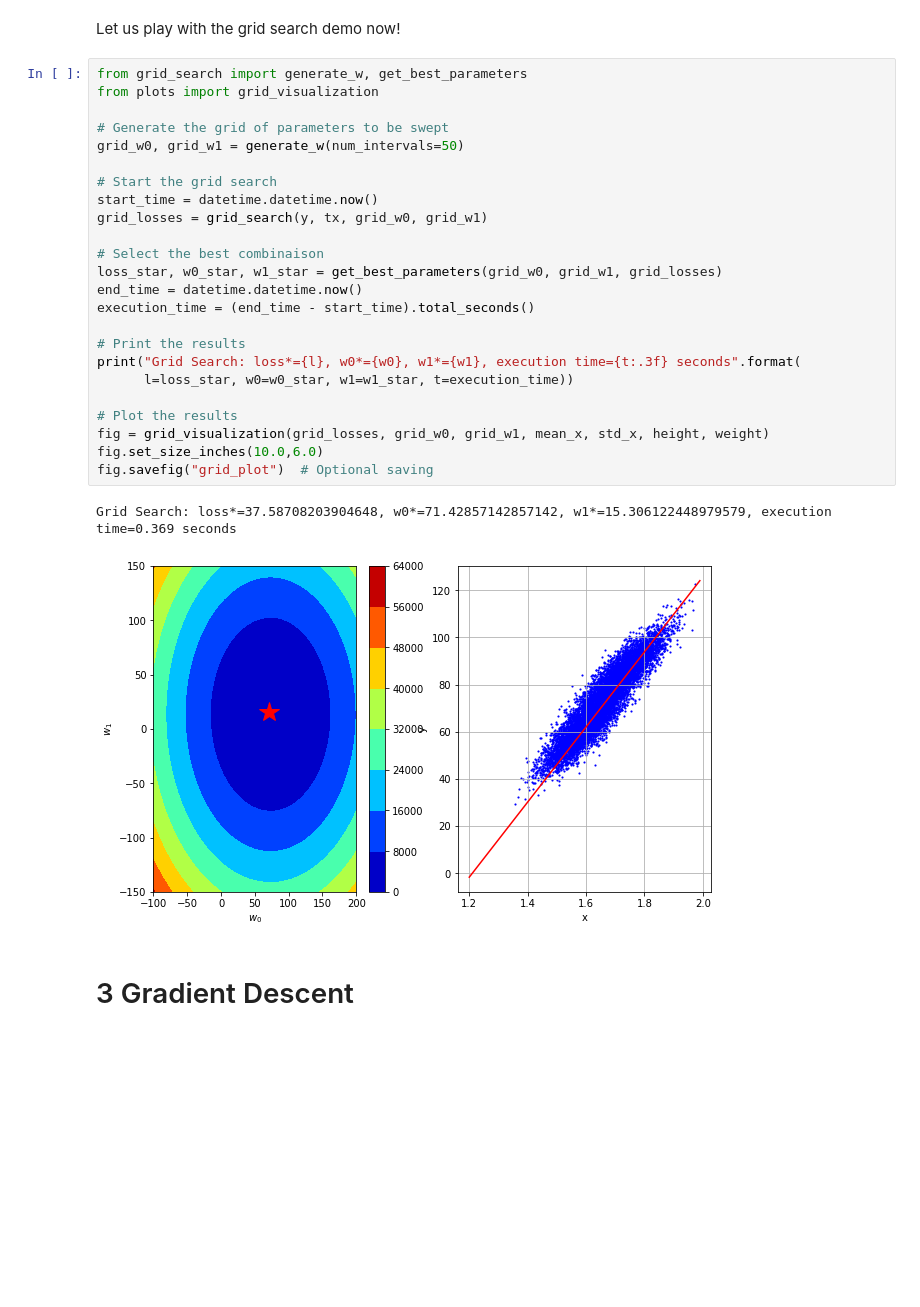
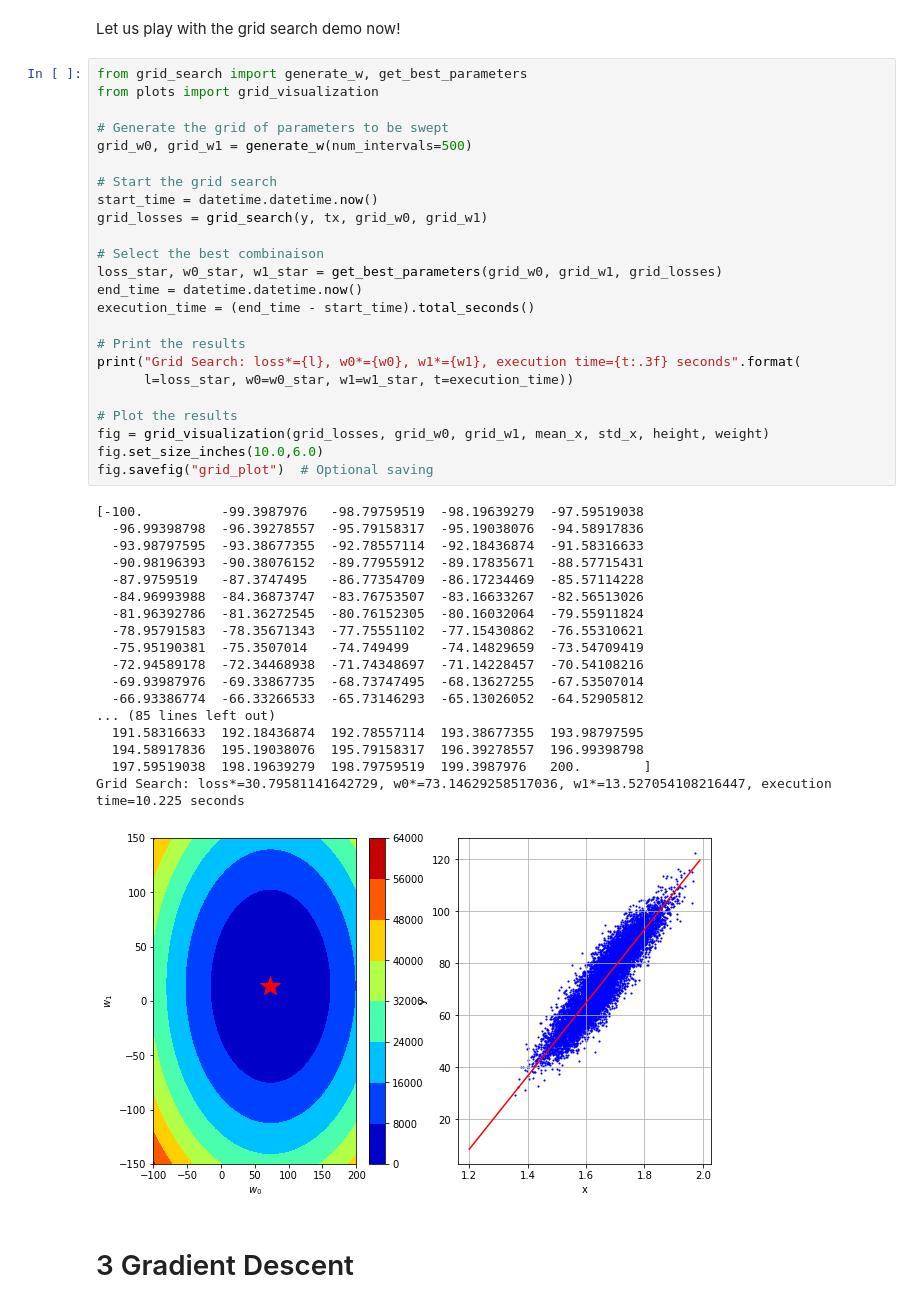
Before and after one commit to Ruchiranga/ML_course, a Jupyter notebook: labs/ex02/template/ex02.ipynb, the cells around one changed output. Saved outputs shown, nothing was run; the diff lists cells and outputs as text; blank space fills up the shorter version.

```diff
--- a/labs/ex02/template/ex02.ipynb
+++ b/labs/ex02/template/ex02.ipynb
@@ -53,30 +56,46 @@ Let us play with the grid search demo now!
 # %%
 from grid_search import generate_w, get_best_parameters
 from plots import grid_visualization
 
 # Generate the grid of parameters to be swept
-grid_w0, grid_w1 = generate_w(num_intervals=50)
+grid_w0, grid_w1 = generate_w(num_intervals=500)
 
 # Start the grid search
 start_time = datetime.datetime.now()
 grid_losses = grid_search(y, tx, grid_w0, grid_w1)
 
 # Select the best combinaison
 loss_star, w0_star, w1_star = get_best_parameters(grid_w0, grid_w1, grid_losses)
 end_time = datetime.datetime.now()
 execution_time = (end_time - start_time).total_seconds()
 
 # Print the results
 print("Grid Search: loss*={l}, w0*={w0}, w1*={w1}, execution time={t:.3f} seconds".format(
       l=loss_star, w0=w0_star, w1=w1_star, t=execution_time))
 
 # Plot the results
 fig = grid_visualization(grid_losses, grid_w0, grid_w1, mean_x, std_x, height, weight)
 fig.set_size_inches(10.0,6.0)
 fig.savefig("grid_plot")  # Optional saving
 # %% [output]
-Grid Search: loss*=37.58708203904648, w0*=71.42857142857142, w1*=15.306122448979579, execution time=0.369 seconds
+[-100.          -99.3987976   -98.79759519  -98.19639279  -97.59519038
+  -96.99398798  -96.39278557  -95.79158317  -95.19038076  -94.58917836
+  -93.98797595  -93.38677355  -92.78557114  -92.18436874  -91.58316633
+  -90.98196393  -90.38076152  -89.77955912  -89.17835671  -88.57715431
+  -87.9759519   -87.3747495   -86.77354709  -86.17234469  -85.57114228
+  -84.96993988  -84.36873747  -83.76753507  -83.16633267  -82.56513026
+  -81.96392786  -81.36272545  -80.76152305  -80.16032064  -79.55911824
+  -78.95791583  -78.35671343  -77.75551102  -77.15430862  -76.55310621
+  -75.95190381  -75.3507014   -74.749499    -74.14829659  -73.54709419
+  -72.94589178  -72.34468938  -71.74348697  -71.14228457  -70.54108216
+  -69.93987976  -69.33867735  -68.73747495  -68.13627255  -67.53507014
+  -66.93386774  -66.33266533  -65.73146293  -65.13026052  -64.52905812
+... (85 lines left out)
+  191.58316633  192.18436874  192.78557114  193.38677355  193.98797595
+  194.58917836  195.19038076  195.79158317  196.39278557  196.99398798
+  197.59519038  198.19639279  198.79759519  199.3987976   200.        ]
+Grid Search: loss*=30.79581141642729, w0*=73.14629258517036, w1*=13.527054108216447, execution time=10.225 seconds
-[figure, old version]
+[figure, new version]
 # %% [markdown]
 # 3 Gradient Descent
 # %% [markdown]
```
Also changed, not shown: parts of 11 cells of this notebook, 16 other files.
